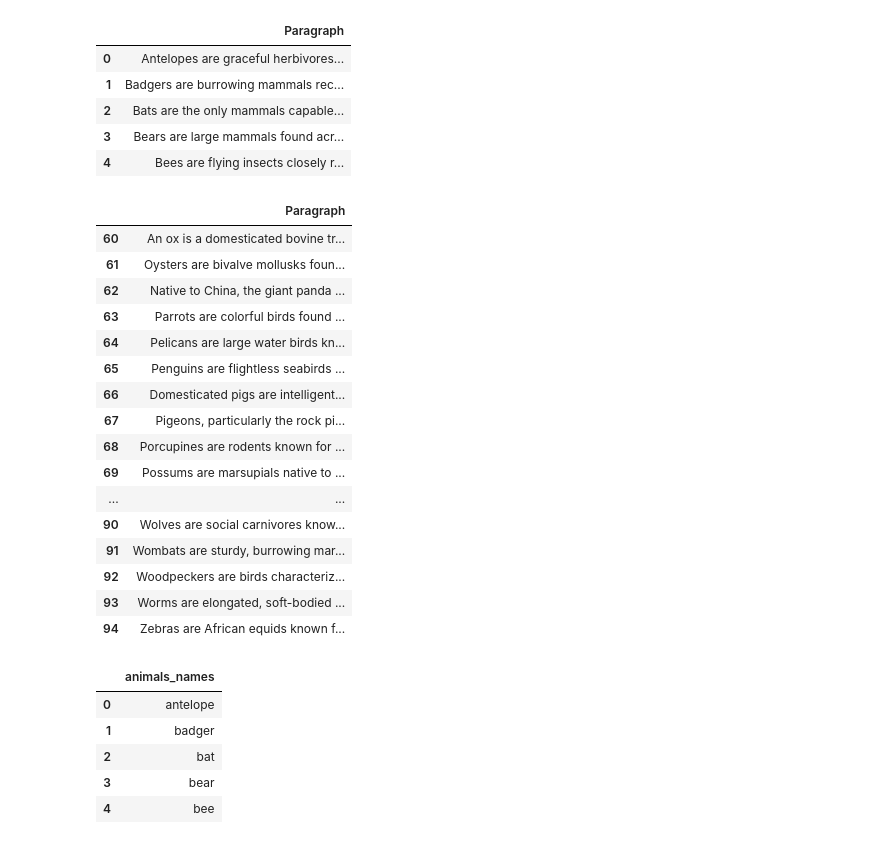
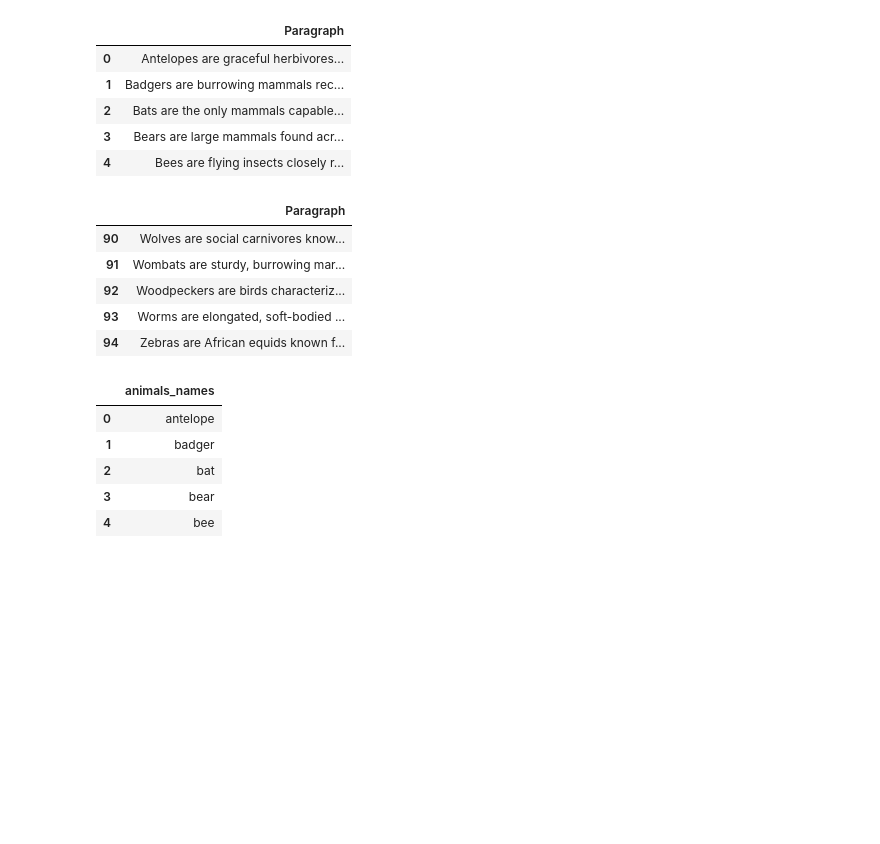
Before and after one commit to Liorinio/Animal-Classification, a Jupyter notebook: Animal_Classsification_Application_.ipynb, the cells around one changed output. Cells and saved outputs as stored; diff of their text form; code cells hidden in the pictures; blank space fills up the shorter version.

```diff
--- a/Animal_Classsification_Application_.ipynb
+++ b/Animal_Classsification_Application_.ipynb
@@ -56,20 +65,9 @@ df.head()
 | 3 | Bears are large mammals found acr... |
 | 4 | Bees are flying insects closely r... |
 # %%
-df.tail(35)
+df.tail()
 # %% [output]
 |  | Paragraph |
-| 60 | An ox is a domesticated bovine tr... |
-| 61 | Oysters are bivalve mollusks foun... |
-| 62 | Native to China, the giant panda ... |
-| 63 | Parrots are colorful birds found ... |
-| 64 | Pelicans are large water birds kn... |
-| 65 | Penguins are flightless seabirds ... |
-| 66 | Domesticated pigs are intelligent... |
-| 67 | Pigeons, particularly the rock pi... |
-| 68 | Porcupines are rodents known for ... |
-| 69 | Possums are marsupials native to ... |
-| ... | ... |
 | 90 | Wolves are social carnivores know... |
 | 91 | Wombats are sturdy, burrowing mar... |
 | 92 | Woodpeckers are birds characteriz... |
```
Also changed, not shown: parts of 18 cells of this notebook.
